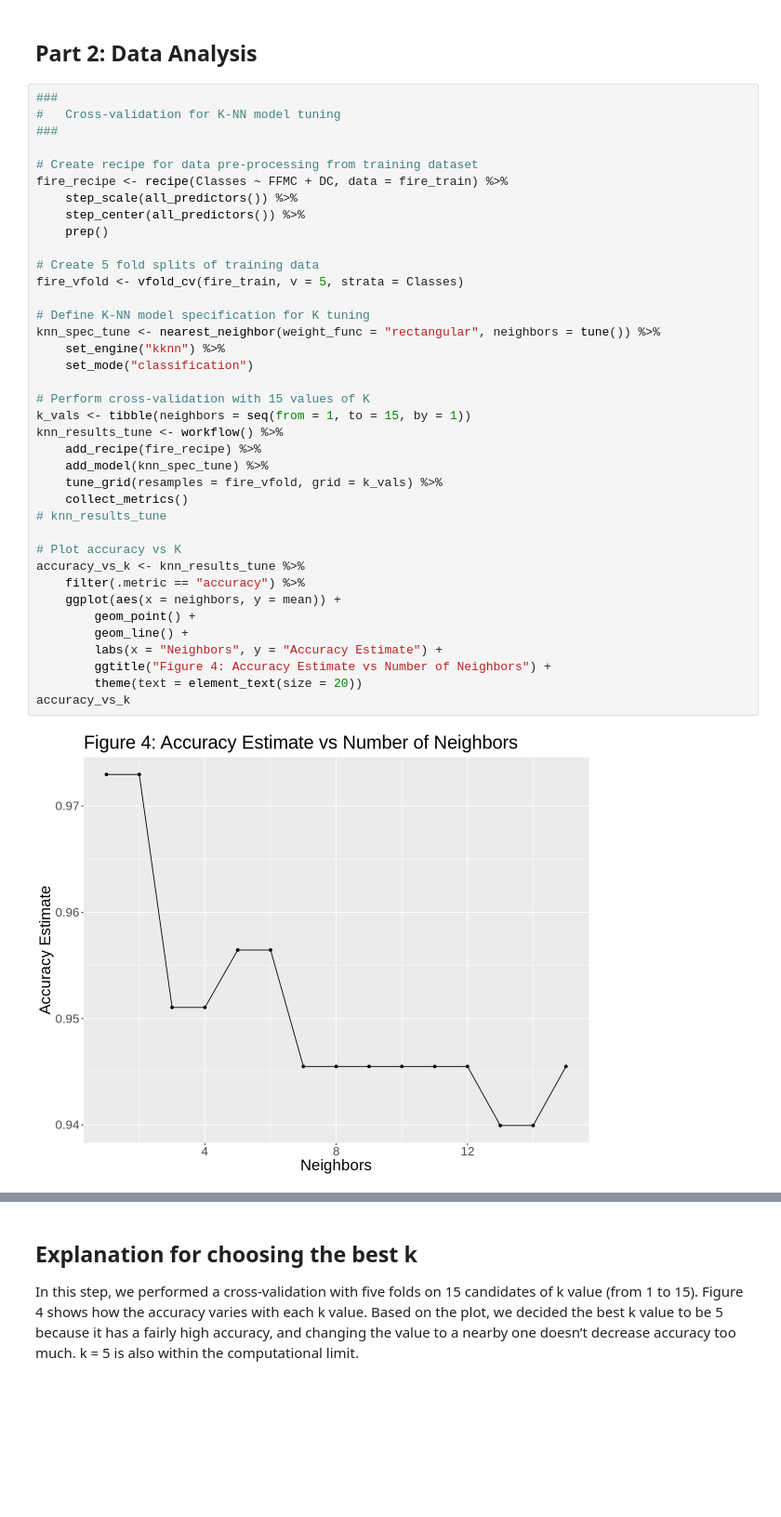
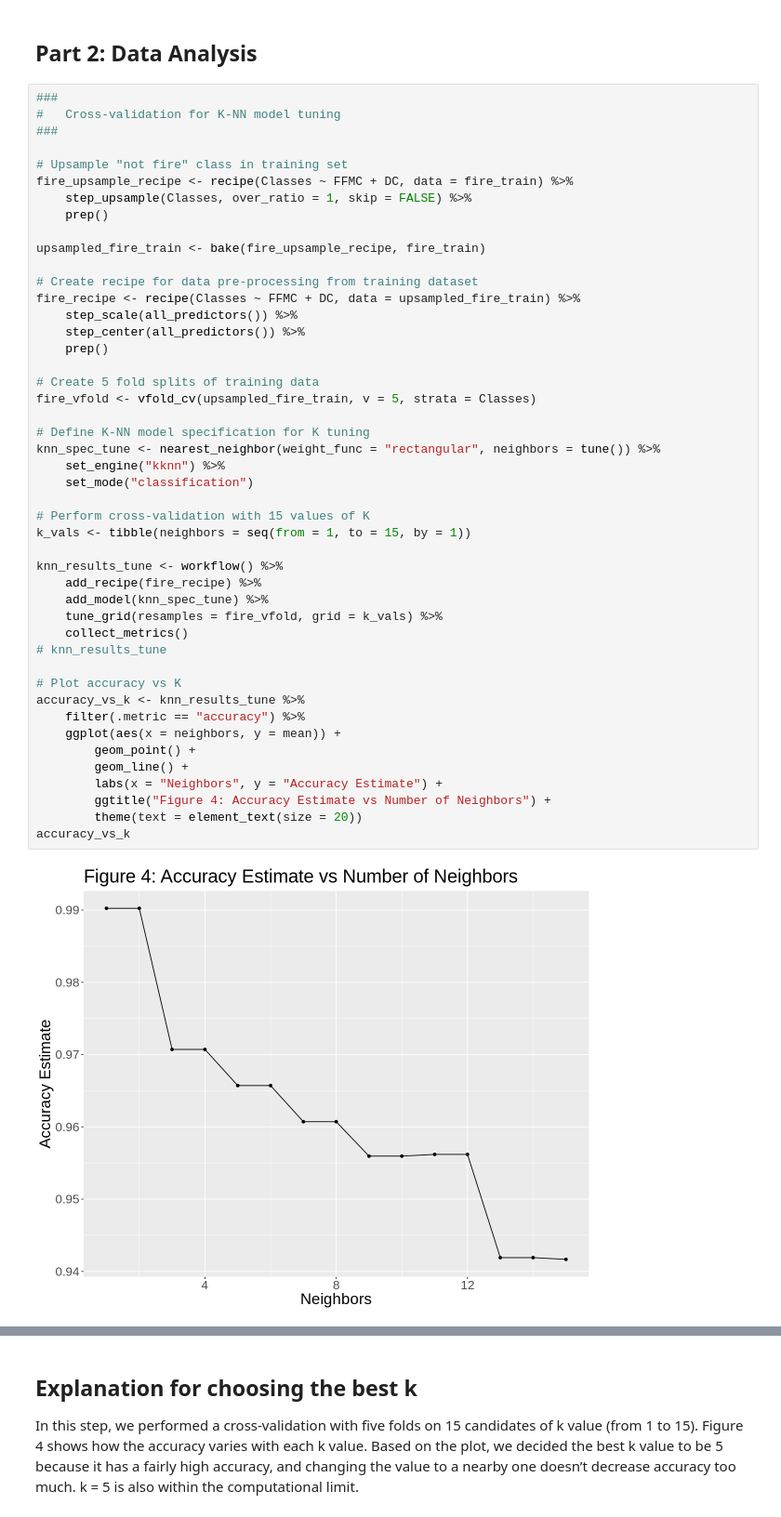
Before and after one commit to AKNeyugn/dsci100-002-group9-project, a Jupyter notebook: project_report.ipynb, the cells around one changed output, grey strips where cells are left out. Shown at 93% size. Cells and saved outputs as stored; diff of their text form; blank space fills up the shorter version.

Commit message:
Re-added code for upsampling training set

```diff
--- a/project_report.ipynb
+++ b/project_report.ipynb
@@ -230,38 +212,46 @@ We have chosen 2 predictors, FFMC and DC, out of the ten predictors in the origi
 #   Cross-validation for K-NN model tuning
 ###
 
+# Upsample "not fire" class in training set
+fire_upsample_recipe <- recipe(Classes ~ FFMC + DC, data = fire_train) %>%
+    step_upsample(Classes, over_ratio = 1, skip = FALSE) %>%
+    prep()
+
+upsampled_fire_train <- bake(fire_upsample_recipe, fire_train)
+
 # Create recipe for data pre-processing from training dataset
-fire_recipe <- recipe(Classes ~ FFMC + DC, data = fire_train) %>%
+fire_recipe <- recipe(Classes ~ FFMC + DC, data = upsampled_fire_train) %>%
     step_scale(all_predictors()) %>%
     step_center(all_predictors()) %>%
     prep()
 
 # Create 5 fold splits of training data
-fire_vfold <- vfold_cv(fire_train, v = 5, strata = Classes)
+fire_vfold <- vfold_cv(upsampled_fire_train, v = 5, strata = Classes)
 
 # Define K-NN model specification for K tuning
 knn_spec_tune <- nearest_neighbor(weight_func = "rectangular", neighbors = tune()) %>%
     set_engine("kknn") %>%
     set_mode("classification")
 
 # Perform cross-validation with 15 values of K
 k_vals <- tibble(neighbors = seq(from = 1, to = 15, by = 1))
+
 knn_results_tune <- workflow() %>%
     add_recipe(fire_recipe) %>%
     add_model(knn_spec_tune) %>%
     tune_grid(resamples = fire_vfold, grid = k_vals) %>%
     collect_metrics()
 # knn_results_tune
 
 # Plot accuracy vs K
 accuracy_vs_k <- knn_results_tune %>%
     filter(.metric == "accuracy") %>%
     ggplot(aes(x = neighbors, y = mean)) +
         geom_point() +
         geom_line() +
         labs(x = "Neighbors", y = "Accuracy Estimate") +
         ggtitle("Figure 4: Accuracy Estimate vs Number of Neighbors") +
         theme(text = element_text(size = 20))
 accuracy_vs_k
 # %% [output]
-[figure, old version]
+[figure, new version]
```
Also changed, not shown: parts of 5 cells of this notebook.
